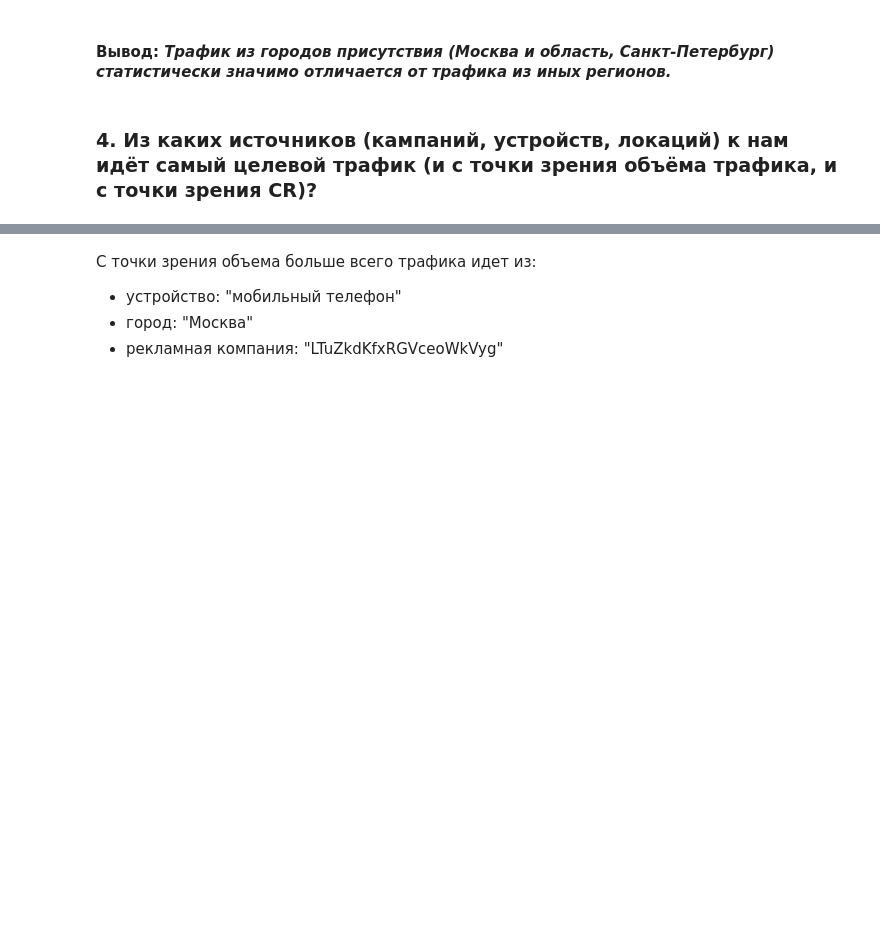
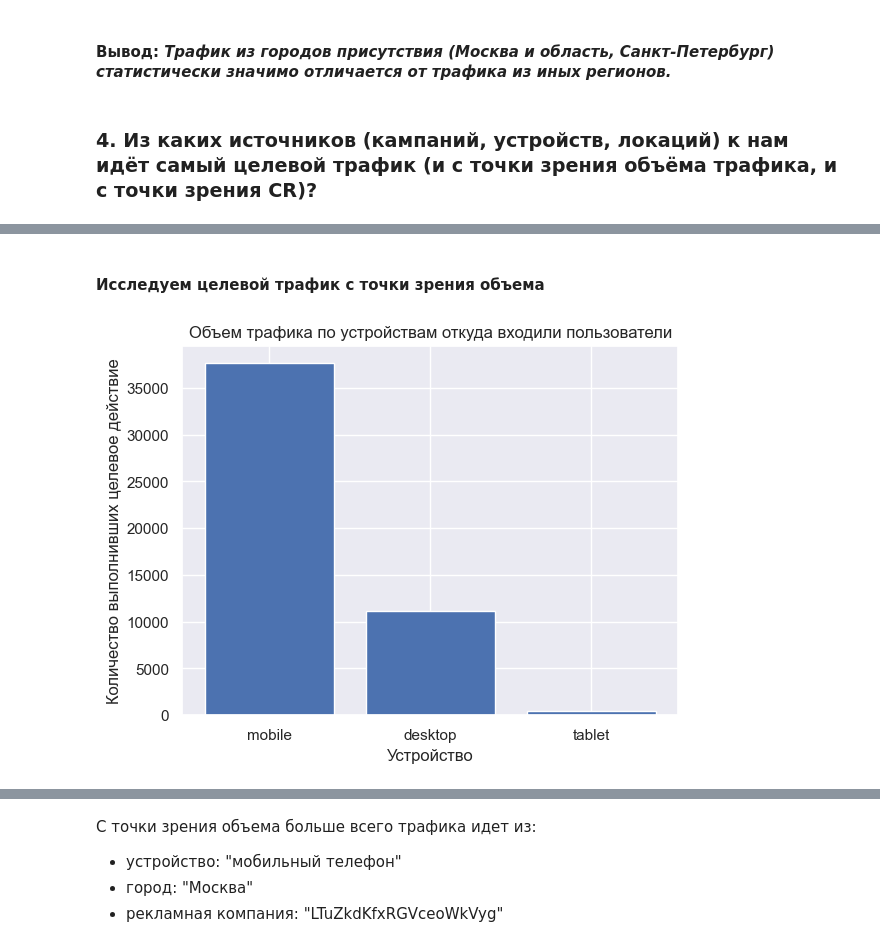
Before and after one commit to proger-n/SberAutopodpiska_analysis, a Jupyter notebook: JupyterNotebooks/final_project_1.ipynb, the cells around one changed output, grey strips where cells are left out. Drawn from its saved outputs; the diff is of its cells as text; code cells hidden in the pictures; blank space fills up the shorter version.

Commit message:
added comments in 1-3 and charts in 4

```diff
--- a/JupyterNotebooks/final_project_1.ipynb
+++ b/JupyterNotebooks/final_project_1.ipynb
@@ -636,0 +650,14 @@ df_united_clean
+# %% [markdown]
+#### Исследуем целевой трафик с точки зрения объема
+# %%
+df_device_tv = df_united_clean.groupby(['device_category'], as_index=False) \
+                        .agg({'target': 'sum'}) \
+                        .sort_values('target', ascending=False) \
+                        .rename(columns={'target': 'success_amount'})
+# %%
+plt.bar(df_device_tv.device_category, df_device_tv.success_amount)
+plt.xlabel('Устройство')
+plt.ylabel('Количество выполнивших целевое действие')
+plt.title('Объем трафика по устройствам откуда входили пользователи');
+# %% [output]
+[figure, added]
```
Also changed, not shown: parts of 38 cells of this notebook.
